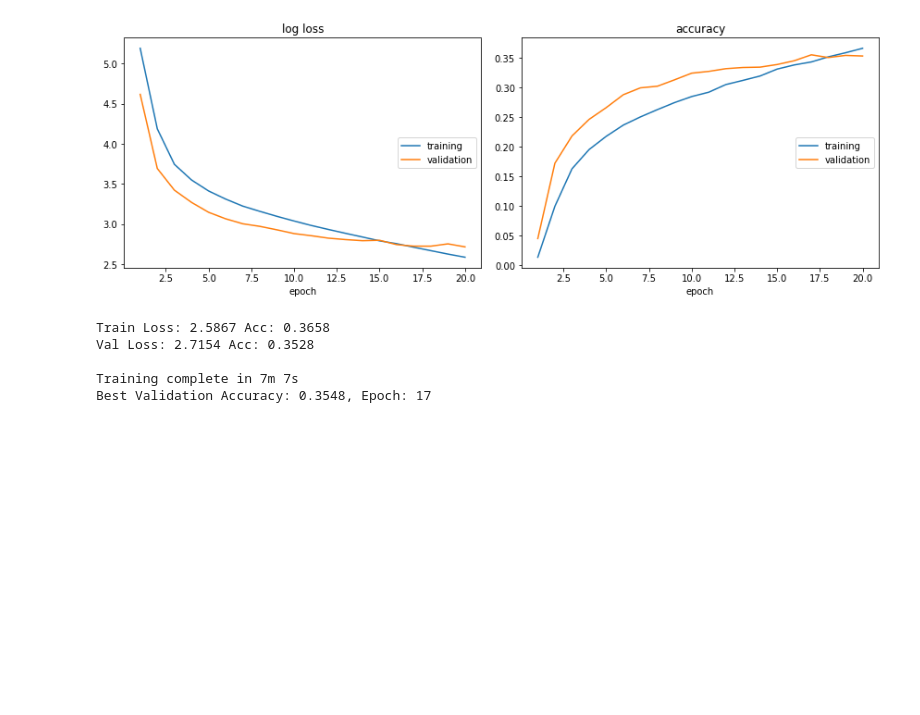
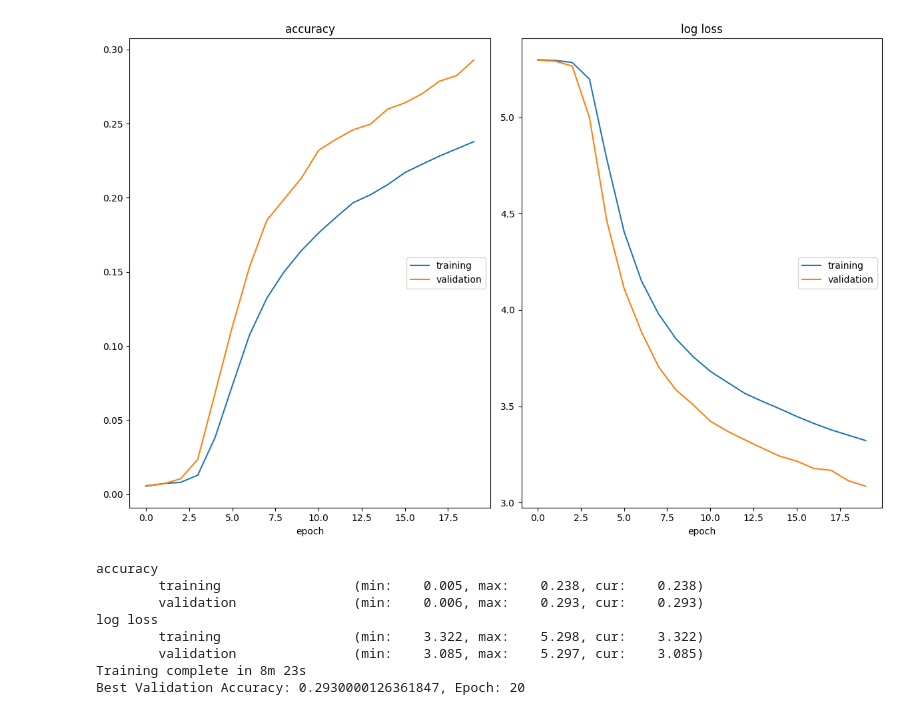
Before and after one commit to tjmoon0104/pytorch-tiny-imagenet, a Jupyter notebook: AlexNet.ipynb, the cells around one changed output. Cells and saved outputs as stored; diff of their text form; code cells hidden in the pictures; blank space fills up the shorter version.

Commit message:
training testing

```diff
--- a/AlexNet.ipynb
+++ b/AlexNet.ipynb
@@ -26,12 +28,12 @@ data_transforms = {
 }
 
 data_dir = "tiny-imagenet-200/"
-num_workers = {"train": 12, "val": 0, "test": 0}
+num_workers = {"train": 2, "val": 0, "test": 0}
 image_datasets = {
     x: datasets.ImageFolder(os.path.join(data_dir, x), data_transforms[x]) for x in ["train", "val", "test"]
 }
 dataloaders = {
-    x: torch.utils.data.DataLoader(image_datasets[x], batch_size=100, shuffle=True, num_workers=num_workers[x])
+    x: torch.utils.data.DataLoader(image_datasets[x], batch_size=500, shuffle=True, num_workers=num_workers[x])
     for x in ["train", "val", "test"]
 }
 dataset_sizes = {x: len(image_datasets[x]) for x in ["train", "val", "test"]}
@@ -45,5 +48,13 @@ criterion = nn.CrossEntropyLoss().to(device)
 optimizer_ft = optim.SGD(model_ft.parameters(), lr=0.001, momentum=0.9)
 # %%
 # Train
-train_model("Alex_np", model_ft, dataloaders, dataset_sizes, criterion, optimizer_ft, num_epochs=10)
+train_model(
+    output_path="Alex_not_pretrained",
+    model=model_ft,
+    dataloaders=dataloaders,
+    criterion=criterion,
+    optimizer=optimizer_ft,
+    device=device,
+    num_epochs=5,
+)
 # %% [output]
@@ -59,20 +71,29 @@ Best Validation Accuracy: 0.005400000140070915, Epoch: 8
 # %%
 # Load AlexNet with pretrained weights
-model_ft = alexnet(True)
+model_ft = alexnet(pretrained=True).to(device)
 
-device = torch.device("cuda:0" if torch.cuda.is_available() else "cpu")
-model_ft = model_ft.to(device)
 # Loss Function
 criterion = nn.CrossEntropyLoss()
 # Observe that all parameters are being optimized
 optimizer_ft = optim.SGD(model_ft.parameters(), lr=0.001, momentum=0.9)
 
 # Train
-train_model("Alex", model_ft, dataloaders, dataset_sizes, criterion, optimizer_ft, num_epochs=20)
+best_epoch = train_model(
+    output_path="Alex_pretrained",
+    model=model_ft,
+    dataloaders=dataloaders,
+    criterion=criterion,
+    optimizer=optimizer_ft,
+    device=device,
+    num_epochs=20,
+)
 # %% [output]
-[figure, old version]
+[figure, new version]
-Train Loss: 2.5867 Acc: 0.3658
-Val Loss: 2.7154 Acc: 0.3528
-
-Training complete in 7m 7s
-Best Validation Accuracy: 0.3548, Epoch: 17
+accuracy
+        training                 (min:    0.005, max:    0.238, cur:    0.238)
+        validation               (min:    0.006, max:    0.293, cur:    0.293)
+log loss
+        training                 (min:    3.322, max:    5.298, cur:    3.322)
+        validation               (min:    3.085, max:    5.297, cur:    3.085)
+Training complete in 8m 23s
+Best Validation Accuracy: 0.2930000126361847, Epoch: 20
```
Also changed, not shown: parts of 5 cells of this notebook, 6 other files.
